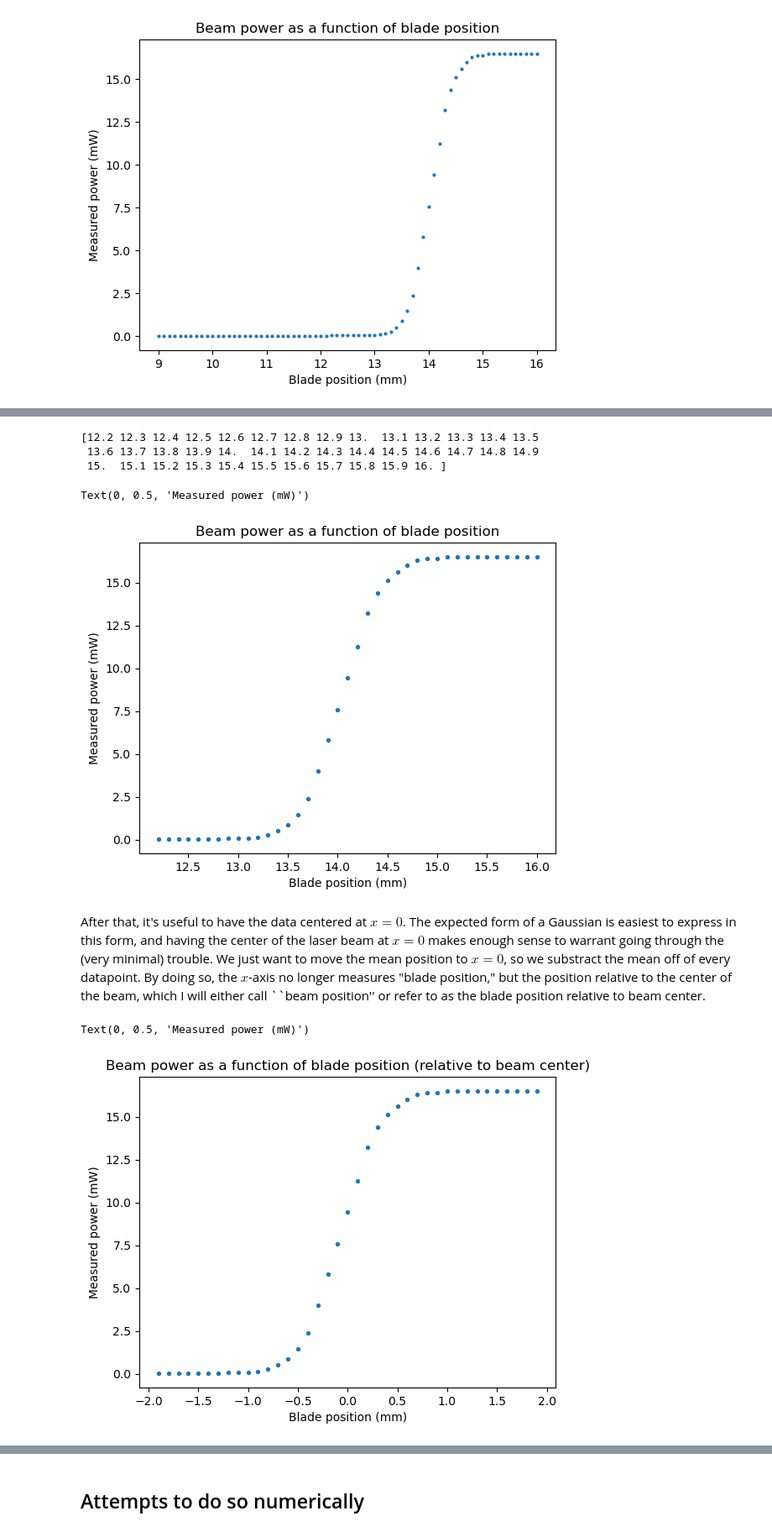
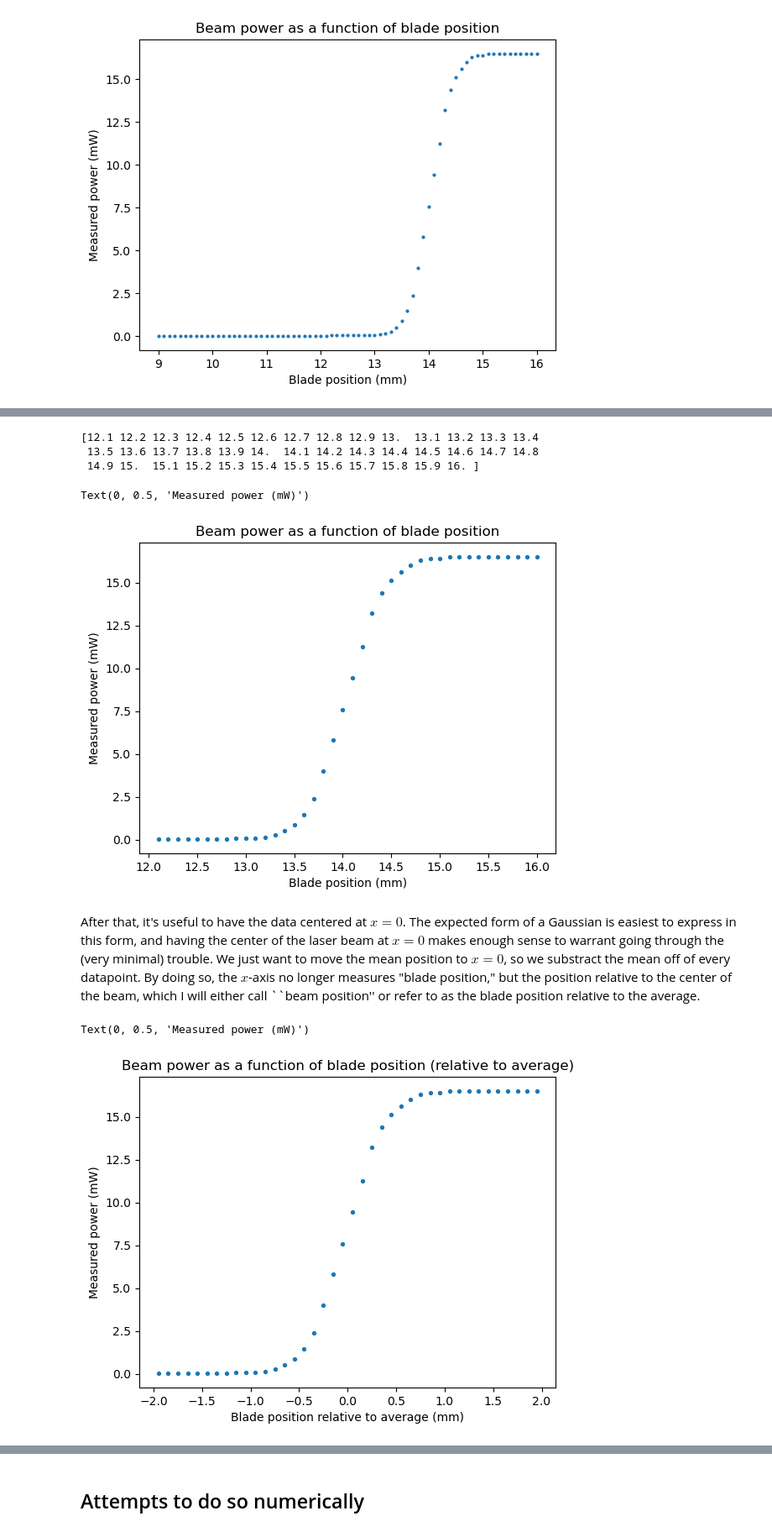
Before and after one commit to josephtemple/OpticalTweezerProject, a Jupyter notebook: JT_OpticalTrap_BeamProfile.ipynb, the cells around one changed output, grey strips where cells are left out. Shown: that part at 84% size. Cells and saved outputs as stored; diff of their text form; code cells hidden in the pictures.

```diff
--- a/JT_OpticalTrap_BeamProfile.ipynb
+++ b/JT_OpticalTrap_BeamProfile.ipynb
@@ -42,14 +42,14 @@ We notice a large nearly flat region at the start of our data (when only low pow
 # %%
-power_data_x_less = power_data[0][32:]
-power_data_P_less = power_data[1][32:]
+power_data_x_less = power_data[0][31:]
+power_data_P_less = power_data[1][31:]
 
 print(power_data_x_less)
 
 power_data_new = np.array([power_data_x_less,power_data_P_less])
 # %% [output]
-[12.2 12.3 12.4 12.5 12.6 12.7 12.8 12.9 13.  13.1 13.2 13.3 13.4 13.5
- 13.6 13.7 13.8 13.9 14.  14.1 14.2 14.3 14.4 14.5 14.6 14.7 14.8 14.9
- 15.  15.1 15.2 15.3 15.4 15.5 15.6 15.7 15.8 15.9 16. ]
+[12.1 12.2 12.3 12.4 12.5 12.6 12.7 12.8 12.9 13.  13.1 13.2 13.3 13.4
+ 13.5 13.6 13.7 13.8 13.9 14.  14.1 14.2 14.3 14.4 14.5 14.6 14.7 14.8
+ 14.9 15.  15.1 15.2 15.3 15.4 15.5 15.6 15.7 15.8 15.9 16. ]
 # %%
 plt.scatter(power_data_new[0], power_data_new[1], s=8)
 plt.title("Beam power as a function of blade position")
@@ -57,19 +57,19 @@ plt.xlabel("Blade position (mm)")
 plt.ylabel("Measured power (mW)")
 # %% [output]
 Text(0, 0.5, 'Measured power (mW)')
-[figure, old version]
+[figure, new version]
 # %% [markdown]
 After that, it's useful to have the data centered at $x=0$. The expected form of a Gaussian is easiest to express in this form, and having the
 center of the laser beam at $x=0$ makes enough sense to warrant going through the (very minimal) trouble. We just want to move the mean position to $x=0$, so we substract the mean off of every datapoint. By doing so, the $x$-axis no longer measures "blade position," but the position relative
-to the center of the beam, which I will either call ``beam position'' or refer to as the blade position relative to beam center.
+to the center of the beam, which I will either call ``beam position'' or refer to as the blade position relative to the average.
 # %%
 power_data_new[0] = power_data_new[0] - power_data_new[0].mean()
 # %%
 plt.scatter(power_data_new[0], power_data_new[1], s=8)
-plt.title("Beam power as a function of blade position (relative to beam center)")
-plt.xlabel("Blade position (mm)")
+plt.title("Beam power as a function of blade position (relative to average)")
+plt.xlabel("Blade position relative to average (mm)")
 plt.ylabel("Measured power (mW)")
 # %% [output]
 Text(0, 0.5, 'Measured power (mW)')
-[figure, old version]
+[figure, new version]
 # %% [markdown]
```
Also changed, not shown: parts of 23 cells of this notebook.
